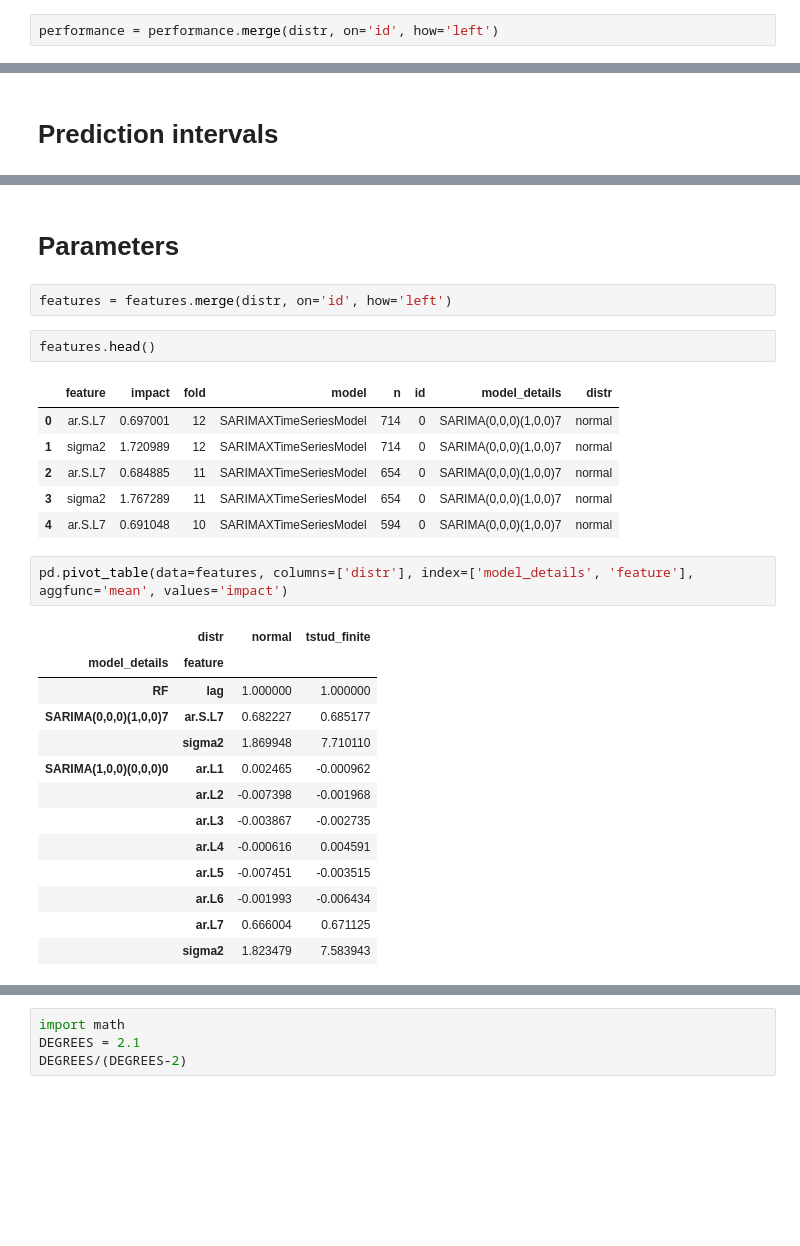
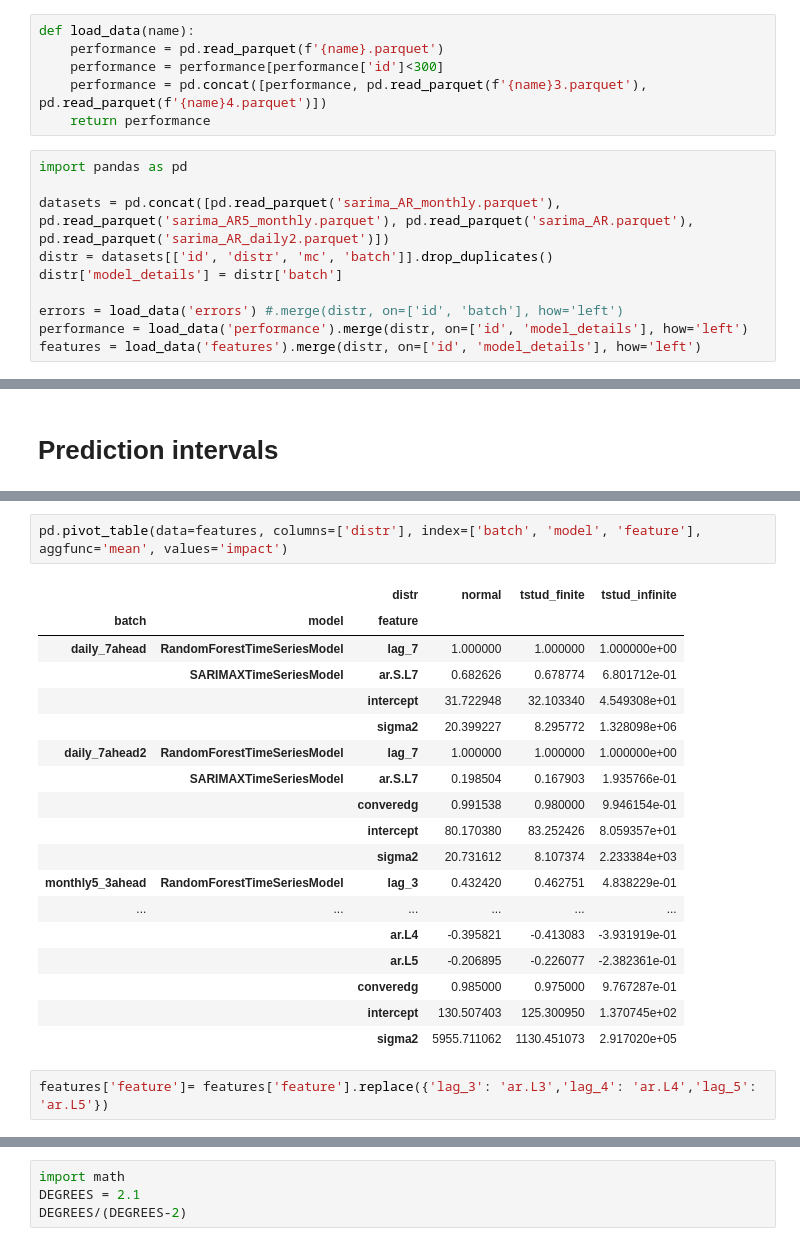
Before and after one commit to lady-pandas/sklearn-ts, a Jupyter notebook: sklearn_ts/research/interpret_results.ipynb, the cells around one changed output, grey strips where cells are left out. Saved outputs shown, nothing was run; the diff lists cells and outputs as text; blank space fills up the shorter version.

```diff
--- a/sklearn_ts/research/interpret_results.ipynb
+++ b/sklearn_ts/research/interpret_results.ipynb
@@ -12,2 +1,16 @@ features = pd.read_parquet('features.parquet')
-# %%
-performance = performance.merge(distr, on='id', how='left')
+# %%
+def load_data(name):
+    performance = pd.read_parquet(f'{name}.parquet')
+    performance = performance[performance['id']<300]
+    performance = pd.concat([performance, pd.read_parquet(f'{name}3.parquet'), pd.read_parquet(f'{name}4.parquet')])
+    return performance
+# %%
+import pandas as pd
+
+datasets = pd.concat([pd.read_parquet('sarima_AR_monthly.parquet'), pd.read_parquet('sarima_AR5_monthly.parquet'), pd.read_parquet('sarima_AR.parquet'), pd.read_parquet('sarima_AR_daily2.parquet')])
+distr = datasets[['id', 'distr', 'mc', 'batch']].drop_duplicates()
+distr['model_details'] = distr['batch']
+
+errors = load_data('errors') #.merge(distr, on=['id', 'batch'], how='left')
+performance = load_data('performance').merge(distr, on=['id', 'model_details'], how='left')
+features = load_data('features').merge(distr, on=['id', 'model_details'], how='left')
@@ -54,29 +192,23 @@ features.head()
-# %% [markdown]
-# Parameters
-# %%
-features = features.merge(distr, on='id', how='left')
-# %%
-features.head()
-# %% [output]
-|  | feature | impact | fold | model | n | id | model_details | distr |
-| 0 | ar.S.L7 | 0.697001 | 12 | SARIMAXTimeSeriesModel | 714 | 0 | SARIMA(0,0,0)(1,0,0)7 | normal |
-| 1 | sigma2 | 1.720989 | 12 | SARIMAXTimeSeriesModel | 714 | 0 | SARIMA(0,0,0)(1,0,0)7 | normal |
-| 2 | ar.S.L7 | 0.684885 | 11 | SARIMAXTimeSeriesModel | 654 | 0 | SARIMA(0,0,0)(1,0,0)7 | normal |
-| 3 | sigma2 | 1.767289 | 11 | SARIMAXTimeSeriesModel | 654 | 0 | SARIMA(0,0,0)(1,0,0)7 | normal |
-| 4 | ar.S.L7 | 0.691048 | 10 | SARIMAXTimeSeriesModel | 594 | 0 | SARIMA(0,0,0)(1,0,0)7 | normal |
 # %%
-pd.pivot_table(data=features, columns=['distr'], index=['model_details', 'feature'], aggfunc='mean', values='impact')
+pd.pivot_table(data=features, columns=['distr'], index=['batch', 'model', 'feature'], aggfunc='mean', values='impact')
 # %% [output]
-|  | distr | normal | tstud_finite |
-| model_details | feature |  |  |
-| RF | lag | 1.000000 | 1.000000 |
-| SARIMA(0,0,0)(1,0,0)7 | ar.S.L7 | 0.682227 | 0.685177 |
-|  | sigma2 | 1.869948 | 7.710110 |
-| SARIMA(1,0,0)(0,0,0)0 | ar.L1 | 0.002465 | -0.000962 |
-|  | ar.L2 | -0.007398 | -0.001968 |
-|  | ar.L3 | -0.003867 | -0.002735 |
-|  | ar.L4 | -0.000616 | 0.004591 |
-|  | ar.L5 | -0.007451 | -0.003515 |
-|  | ar.L6 | -0.001993 | -0.006434 |
-|  | ar.L7 | 0.666004 | 0.671125 |
-|  | sigma2 | 1.823479 | 7.583943 |
+|  |  | distr | normal | tstud_finite | tstud_infinite |
+| batch | model | feature |  |  |  |
+| daily_7ahead | RandomForestTimeSeriesModel | lag_7 | 1.000000 | 1.000000 | 1.000000e+00 |
+|  | SARIMAXTimeSeriesModel | ar.S.L7 | 0.682626 | 0.678774 | 6.801712e-01 |
+|  |  | intercept | 31.722948 | 32.103340 | 4.549308e+01 |
+|  |  | sigma2 | 20.399227 | 8.295772 | 1.328098e+06 |
+| daily_7ahead2 | RandomForestTimeSeriesModel | lag_7 | 1.000000 | 1.000000 | 1.000000e+00 |
+|  | SARIMAXTimeSeriesModel | ar.S.L7 | 0.198504 | 0.167903 | 1.935766e-01 |
+|  |  | converedg | 0.991538 | 0.980000 | 9.946154e-01 |
+|  |  | intercept | 80.170380 | 83.252426 | 8.059357e+01 |
+|  |  | sigma2 | 20.731612 | 8.107374 | 2.233384e+03 |
+| monthly5_3ahead | RandomForestTimeSeriesModel | lag_3 | 0.432420 | 0.462751 | 4.838229e-01 |
+| ... | ... | ... | ... | ... | ... |
+|  |  | ar.L4 | -0.395821 | -0.413083 | -3.931919e-01 |
+|  |  | ar.L5 | -0.206895 | -0.226077 | -2.382361e-01 |
+|  |  | converedg | 0.985000 | 0.975000 | 9.767287e-01 |
+|  |  | intercept | 130.507403 | 125.300950 | 1.370745e+02 |
+|  |  | sigma2 | 5955.711062 | 1130.451073 | 2.917020e+05 |
+# %%
+features['feature']= features['feature'].replace({'lag_3': 'ar.L3','lag_4': 'ar.L4','lag_5': 'ar.L5'})
```
Also changed, not shown: parts of 34 cells of this notebook, 28 other files.
